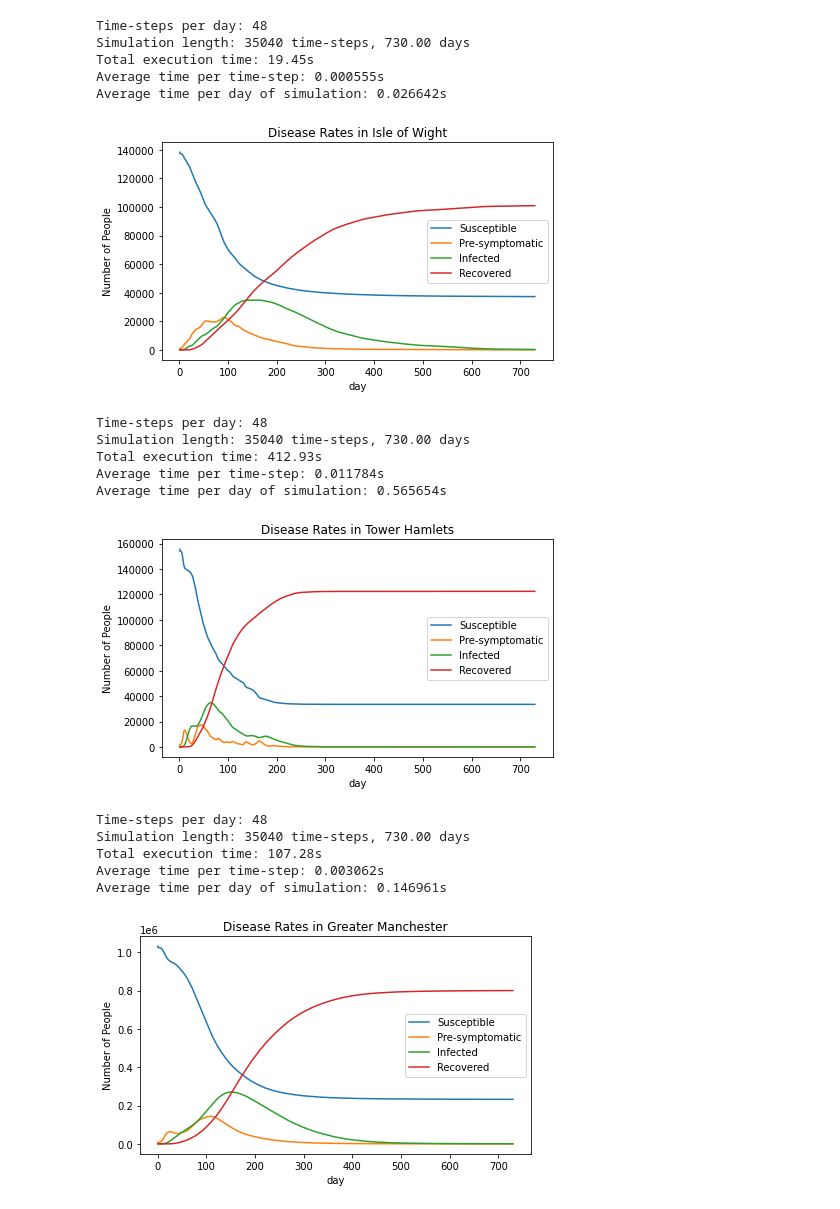
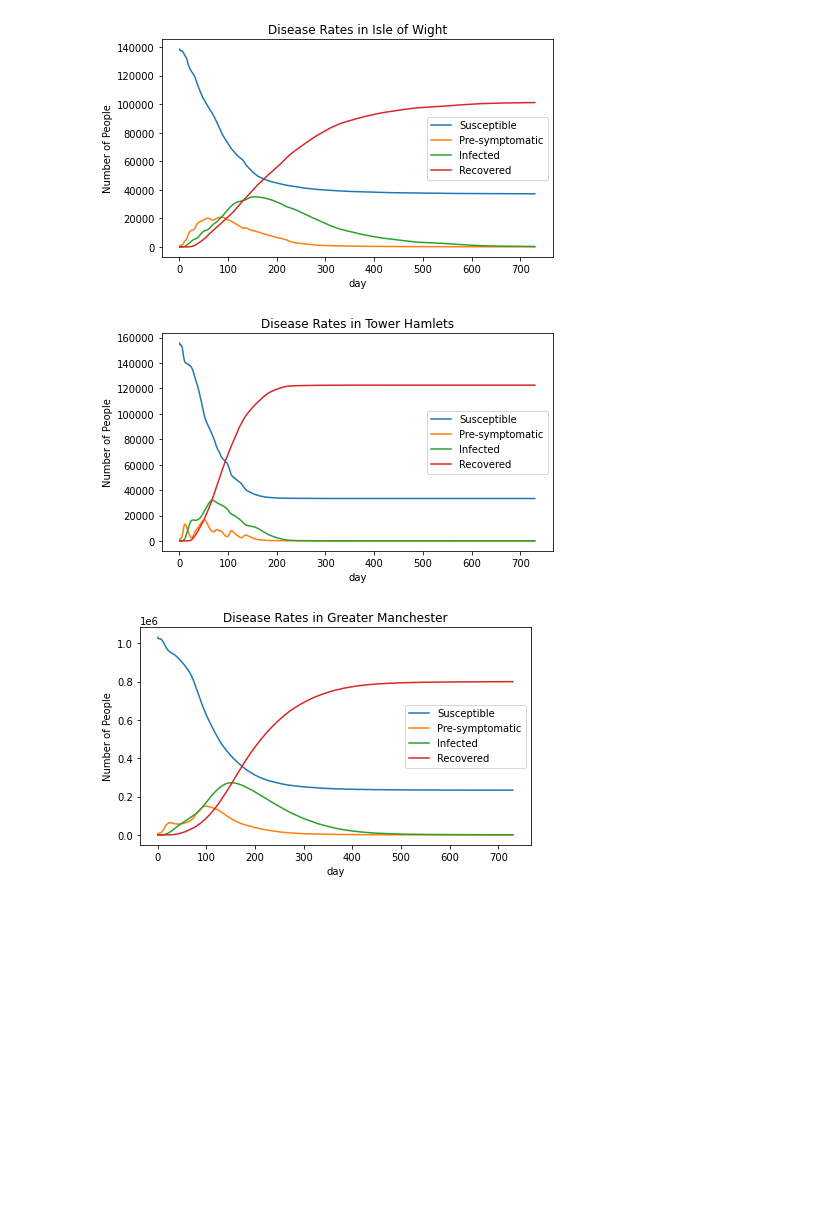
Before and after one commit to Alfred-Mountfield/outbreak-sim, a Jupyter notebook: python/report_analysis/report_reader.ipynb, the cells around one changed output. Saved outputs shown, nothing was run; the diff lists cells and outputs as text; code cells hidden in the pictures; blank space fills up the shorter version.

Commit message:
report_reader.ipynb now utilises the synthetic environment for stats aggregation

```diff
--- a/python/report_analysis/report_reader.ipynb
+++ b/python/report_analysis/report_reader.ipynb
@@ -12,9 +25,19 @@ def load_reports(report_dir):
     intermediary = pd.read_csv(report_dir + "intermediary.csv")
 
     return (parameters, intermediary, concluding)
+# %%
+def load_synthetic_environment(data_file_path):
+    data_file_path = Path(data_file_path)
+    if not data_file_path.exists() and platform.system() == 'Linux':
+        # Try to convert the path to a WSL path
+        data_file_path = Path(subprocess.run(['wslpath', '-a', data_file_path], capture_output=True).stdout.decode().strip())
+
+    buf = open(data_file_path, 'rb').read()
+    return gen_model.Model.GetRootAsModel(buf, 0)
 # %%
 def parse_reports(report_dir):
     parameters, intermediary, concluding = load_reports(report_dir)
+    synth_env = load_synthetic_environment(concluding['synthetic_environment_path'])
 
     intermediary['day'] = intermediary['time_step'] / parameters['time_steps_per_day']
     intermediary = intermediary.set_index('day')
@@ -26,7 +49,22 @@ def parse_reports(report_dir):
         'num_recovered': 'Recovered'},
         axis='columns', inplace=True)
 
-    return (parameters, intermediary, concluding)
+    return (synth_env, parameters, intermediary, concluding)
+# %%
+def calc_area(syth_env):
+    bounds_min = synth_env.Bounds().Min(OutbreakSim.Model.Vec2.Vec2())
+    bounds_max = synth_env.Bounds().Max(OutbreakSim.Model.Vec2.Vec2())
+
+    return (bounds_max.X() - bounds_min.X()) * (bounds_max.Y() - bounds_min.Y())
+
+def parse_end_stats(index_name, synth_env, parameters, concluding):
+    return pd.DataFrame.from_records([{
+        'num_agents': synth_env.Agents().AgeLength(),
+        'area': calc_area(synth_env),
+        'exec_time': concluding['simulation_execution_time_in_secs'],
+        'steps_per_day': parameters['time_steps_per_day'],
+        'total_steps': concluding['total_time_steps'],
+    }], index=[index_name])
 # %%
 def graph_infections(intermediary, title):
     fig, ax = plt.subplots(figsize=(7,4))
@@ -48,37 +84,22 @@ def print_end_stats(parameters, concluding):
 # %%
-parameters, intermediary, concluding = parse_reports("../../reports/isle_of_wight/0/")
+synth_env, parameters, intermediary, concluding = parse_reports("../../reports/isle_of_wight/0/")
 fig = graph_infections(intermediary, 'Disease Rates in Isle of Wight')
 fig.savefig('graphs/isle_of_wight')
-print_end_stats(parameters, concluding)
+stats = parse_end_stats('isle_of_wight', synth_env, parameters, concluding)
 # %% [output]
-Time-steps per day: 48
-Simulation length: 35040 time-steps, 730.00 days
-Total execution time: 19.45s
-Average time per time-step: 0.000555s
-Average time per day of simulation: 0.026642s
 [figure]
 # %%
-parameters, intermediary, concluding = parse_reports("../../reports/tower_hamlets/0/")
+synth_env, parameters, intermediary, concluding = parse_reports("../../reports/tower_hamlets/0/")
 fig = graph_infections(intermediary, 'Disease Rates in Tower Hamlets')
 fig.savefig('graphs/tower_hamlets')
-print_end_stats(parameters, concluding)
+stats = stats.append(parse_end_stats('tower_hamlets', synth_env, parameters, concluding))
 # %% [output]
-Time-steps per day: 48
-Simulation length: 35040 time-steps, 730.00 days
-Total execution time: 412.93s
-Average time per time-step: 0.011784s
-Average time per day of simulation: 0.565654s
-[figure, old version]
+[figure, new version]
 # %%
-parameters, intermediary, concluding = parse_reports("../../reports/greater_manchester/0/")
+synth_env, parameters, intermediary, concluding = parse_reports("../../reports/greater_manchester/0/")
 fig = graph_infections(intermediary, 'Disease Rates in Greater Manchester')
 fig.savefig('graphs/greater_manchester')
-print_end_stats(parameters, concluding)
+stats = stats.append(parse_end_stats('greater_manchester', synth_env, parameters, concluding))
 # %% [output]
-Time-steps per day: 48
-Simulation length: 35040 time-steps, 730.00 days
-Total execution time: 107.28s
-Average time per time-step: 0.003062s
-Average time per day of simulation: 0.146961s
 [figure]
 # %%
```
Also changed, not shown: parts of 6 cells of this notebook, 3 other files.
